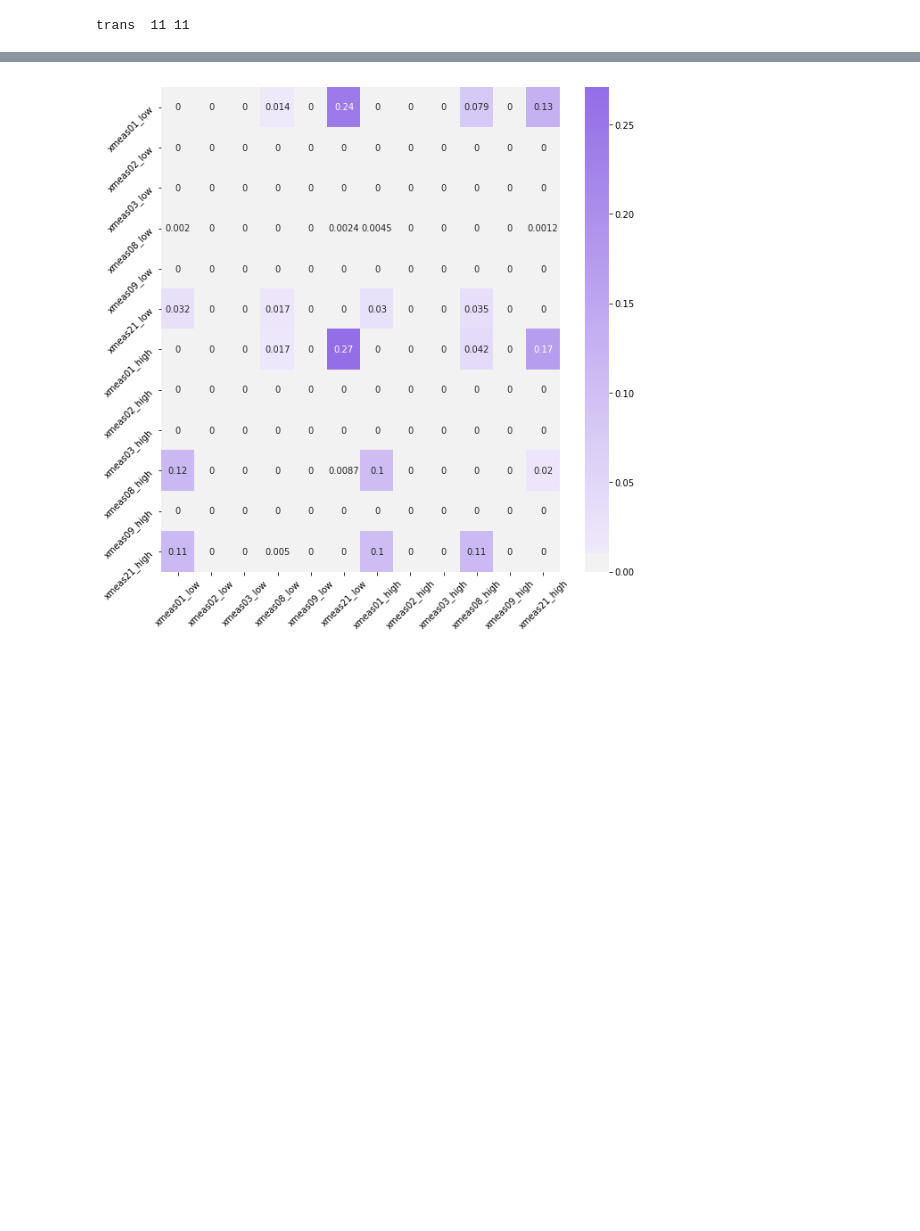
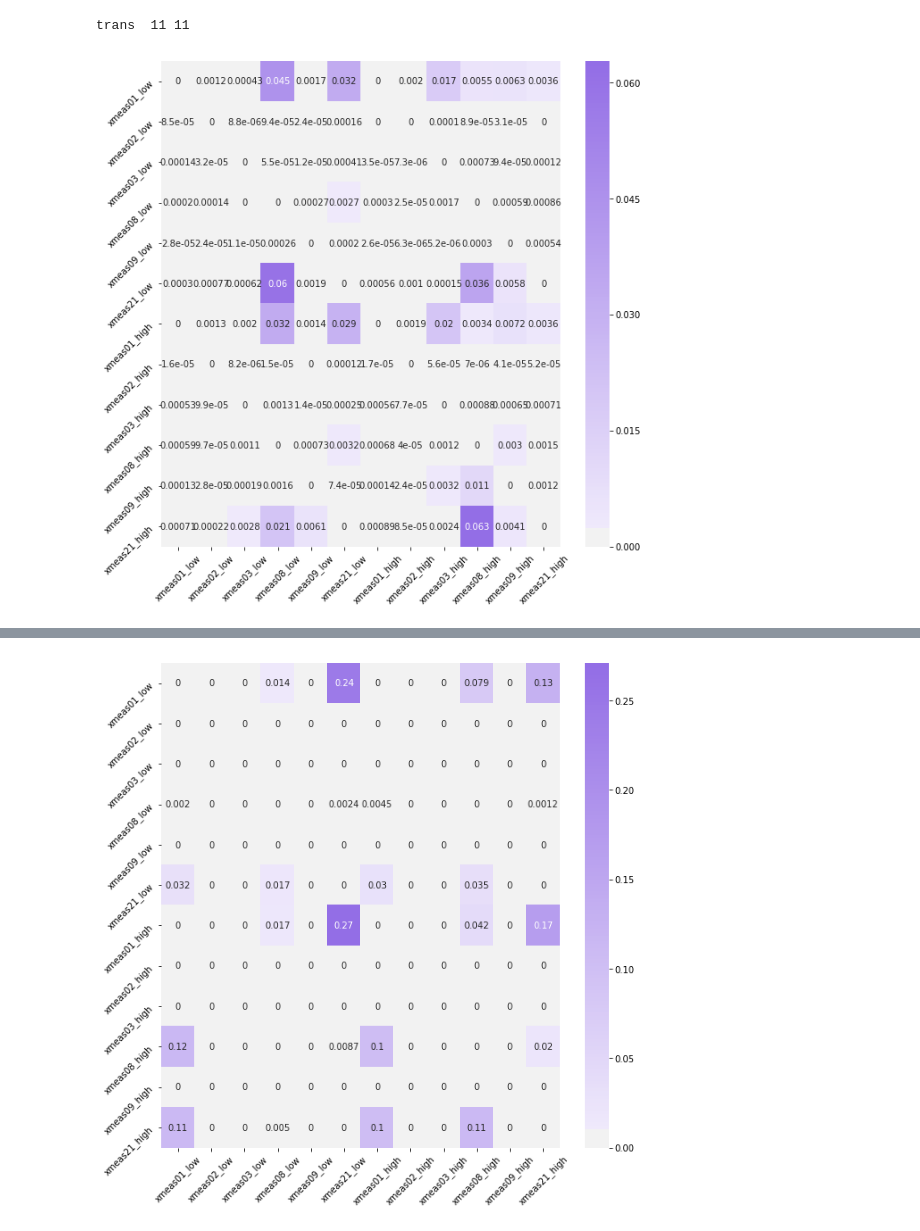
Before and after one commit to ruteee/pesquisa, a Jupyter notebook: TransEntropy.ipynb, the cells around one changed output, grey strips where cells are left out. Drawn from its saved outputs; the diff is of its cells as text; code cells hidden in the pictures; blank space fills up the shorter version.

```diff
--- a/TransEntropy.ipynb
+++ b/TransEntropy.ipynb
@@ -342,7 +326,7 @@ def te(k,l,h,a,b, lbl_a, lbl_b):
 def plot_mat_corrs(figsize, annot, matrix):
     f, ax = plt.subplots(figsize=figsize)
     cmap = sns.diverging_palette(150, 275, s=80, l=55, as_cmap=True)
-    sns.heatmap(matrix, cmap=cmap, center=0, annot=annot, vmax=max(matrix.max()))
+    sns.heatmap(matrix, cmap=cmap, center=0, annot=annot, vmin = 0, vmax=max(matrix.max()))
     plt.yticks(rotation=45)
     plt.xticks(rotation=45)
     plt.show()
@@ -428,6 +413,11 @@ trans  11 11
 #Sem media movel resamp .97
 # %%
 #np.savetxt("te_matrix_samp.csv", te_matrix, delimiter=",")
+# %%
+df_normal =  pd.DataFrame(te_matrix, columns = dist6_sel_vars.columns, index= dist6_sel_vars.columns)
+plot_mat_corrs(figsize=(10,10), annot=True, matrix = df_normal)
+# %% [output]
+[figure, added]
 # %%
 df_normal =  pd.DataFrame(te_matrix_movel_samp_97, columns = dist6_sel_vars.columns, index= dist6_sel_vars.columns)
 plot_mat_corrs(figsize=(10,10), annot=True, matrix = df_normal)
```
Also changed, not shown: parts of 9 cells of this notebook.
